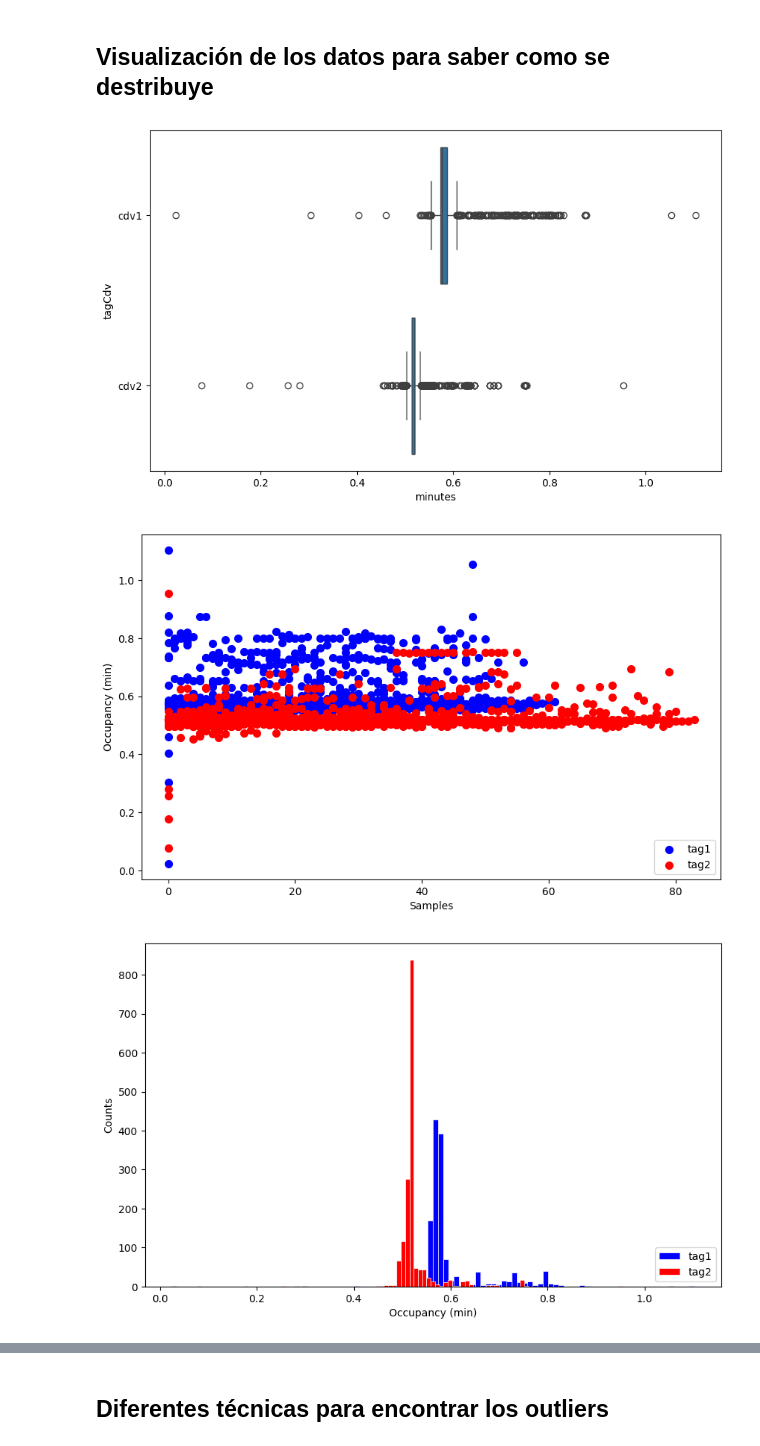
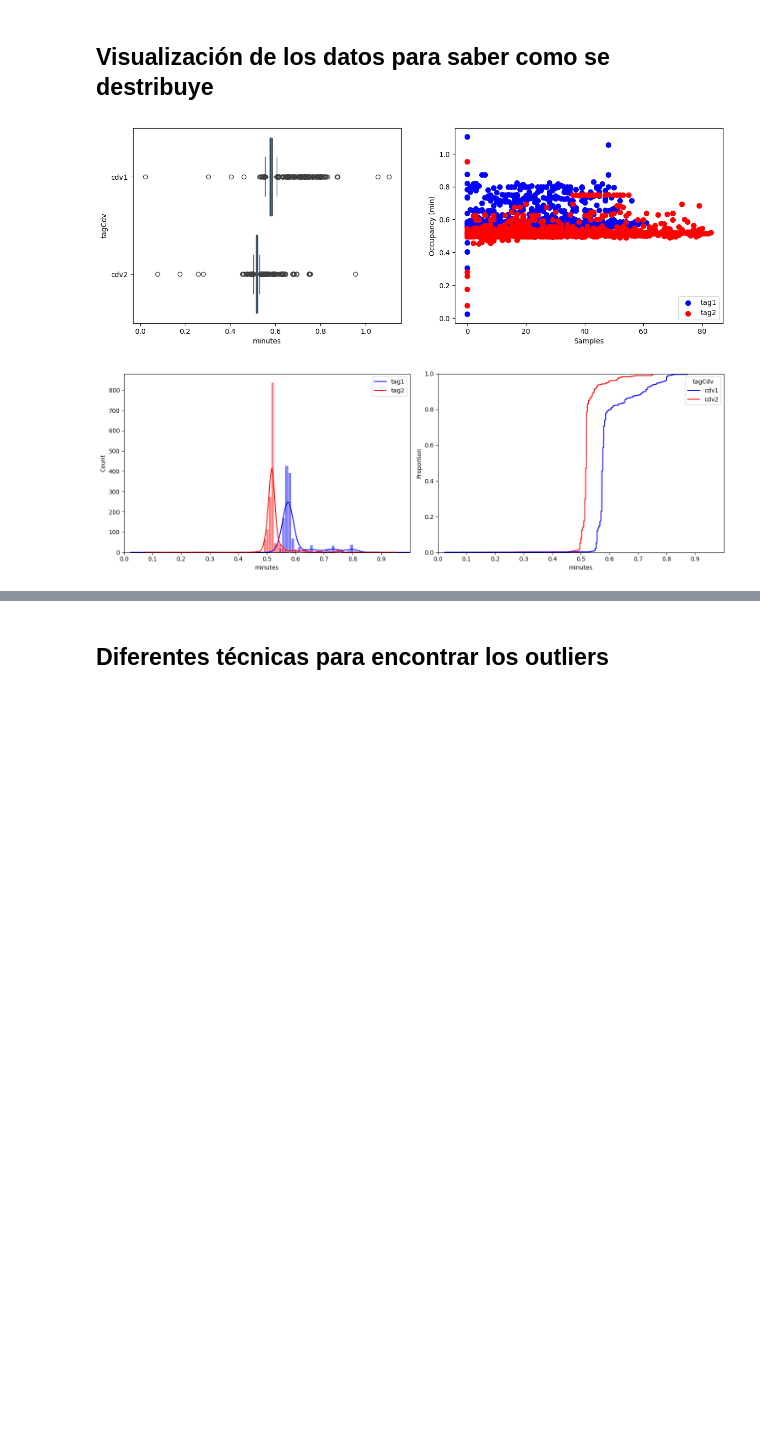
Before and after one commit to darwin1k/metroOccupancy, a Jupyter notebook: EDAcomplete.ipynb, the cells around one changed output, grey strips where cells are left out. Drawn from its saved outputs; the diff is of its cells as text; code cells hidden in the pictures; blank space fills up the shorter version.

```diff
--- a/EDAcomplete.ipynb
+++ b/EDAcomplete.ipynb
@@ -159,7 +159,11 @@ for i, file in enumerate(listaFiles):
 
 
             # crea diccionario con las listas creadas para luego crear un dataFrame
-            trainDict = {'numberTrain': numberTrain,'timeArriving': timeArriving, 'timeDeparture':timeDeparture, 'timeOcuppancy':timeOcuppancy, 'tagCdv':tagCdv}
+            trainDict = {
+                'numberTrain': numberTrain,'timeArriving': timeArriving,
+                'timeDeparture':timeDeparture, 'timeOcuppancy':timeOcuppancy,
+                'tagCdv':tagCdv
+                }
             timeDataFrame = pd.DataFrame(trainDict)
 
             #calculo de los minutos
@@ -189,41 +193,45 @@ data2 = result[result['tagCdv'] == 'cdv2']
 # %%
 # plot boxplot
 
+figura_tamaño = (15,5)
 
-fig, ax = plt.subplots(figsize=(10,6))
+fig, axes = plt.subplots(1,2, figsize=figura_tamaño)
 # _1 para tag1 , _2 para tag2
 x1, x2 = data1.index, data2.index
 y1 , y2 =data1['minutes'], data2['minutes']
 
 # muestra boxplot para tag 1 y tag 2
-sns.boxplot(data=result, x="minutes", y="tagCdv")
+sns.boxplot(data=result, x="minutes", y="tagCdv", ax=axes[0])
 
-#-----------------------------------------------------
 # grafica los datos
-
-fig, ax = plt.subplots(figsize=(10,6))
-
-ax.scatter(x1, y1, linewidth=2.0, color='blue')
-ax.scatter(x2, y2, linewidth=2.0, color = 'red')
+axes[1].scatter(x1, y1, linewidth=2.0, color='blue')
+axes[1].scatter(x2, y2, linewidth=2.0, color = 'red')
 #ax.boxplot(y)
 
 plt.xlabel('Samples')
 plt.ylabel('Occupancy (min)')
 plt.legend(["tag1", "tag2"], loc="lower right")
 plt.show
 
 #-----------------------------------------------------
-# histograma para tag1
+# histograma para tags{1,2}
 
-fig, ax = plt.subplots(figsize=(10,6))
+fig , axes= plt.subplots(1,2, figsize= figura_tamaño)
+axes = axes.ravel()
 
-ax.hist(y1, bins=100, linewidth=0.5, edgecolor="white", color='blue')
-ax.hist(y2, bins=100, linewidth=0.5, edgecolor="white", color='red')
-plt.xlabel('Occupancy (min)')
-plt.ylabel('Counts')
-plt.legend(["tag1", "tag2"], loc="lower right")
+sns.histplot(y1, bins=100, linewidth=0.5, edgecolor="white", color='blue', kde=True, ax=axes[0])
+sns.histplot(y2, bins=100, linewidth=0.5, edgecolor="white", color='red', kde =True, ax=axes[0])
+axes[0].legend(["tag1", "tag2"], loc="upper right")
+axes[0].set_xlim(0, 1)
+axes[0].set_xticks(np.arange(0, 1, step=0.1))
+
+# distribución acumulativa
+sns.ecdfplot(result, x='minutes', hue="tagCdv", palette=['blue', 'red'], ax=axes[1])
+axes[1].set_xlim(0, 1)
+axes[1].set_xticks(np.arange(0, 1, step=0.1))
+
+fig.tight_layout()
 plt.show()
 # %% [output]
-[figure, old version]
+[figure, new version]
-[figure, old version]
+[figure, new version]
-[figure, removed]
```
Also changed, not shown: parts of 10 cells of this notebook.
